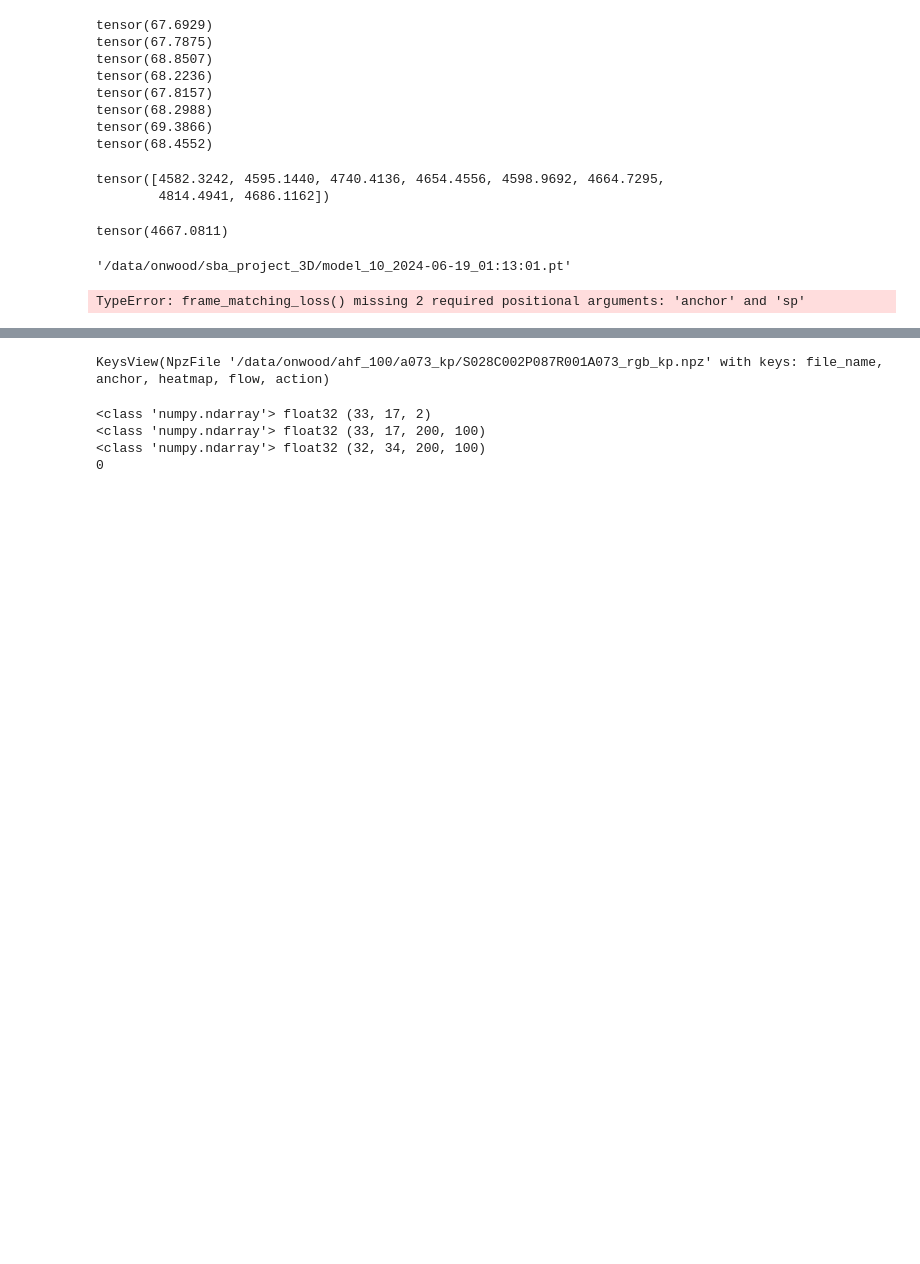
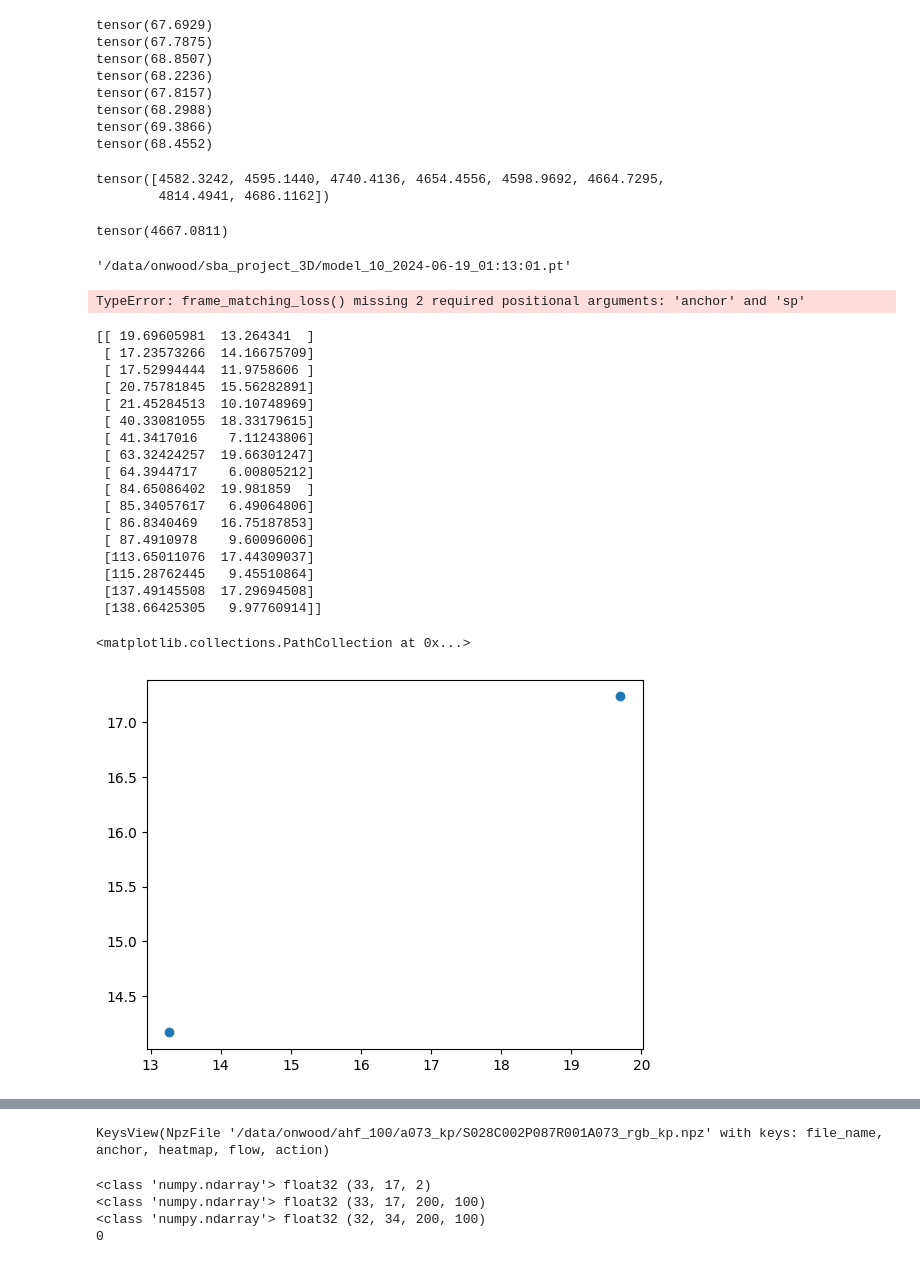
Before and after one commit to onwood93/SBA_project_2024, a Jupyter notebook: test_mydataset.ipynb, the cells around one changed output, grey strips where cells are left out. Drawn from its saved outputs; the diff is of its cells as text; code cells hidden in the pictures; blank space fills up the shorter version.

```diff
--- a/test_mydataset.ipynb
+++ b/test_mydataset.ipynb
@@ -1737,3 +1739,29 @@ total_dir = total_dir[:3650]
+# %%
+
+extracted = extract_adjusted_kps_from_a_json(total_dir[2000])
+resized_keypoints = crop_keypoints(extracted)
+print(resized_keypoints[0])
+plt.scatter(resized_keypoints[0][0],resized_keypoints[0][1])
+# %% [output]
+[[ 19.69605981  13.264341  ]
+ [ 17.23573266  14.16675709]
+ [ 17.52994444  11.9758606 ]
+ [ 20.75781845  15.56282891]
+ [ 21.45284513  10.10748969]
+ [ 40.33081055  18.33179615]
+ [ 41.3417016    7.11243806]
+ [ 63.32424257  19.66301247]
+ [ 64.3944717    6.00805212]
+ [ 84.65086402  19.981859  ]
+ [ 85.34057617   6.49064806]
+ [ 86.8340469   16.75187853]
+ [ 87.4910978    9.60096006]
+ [113.65011076  17.44309037]
+ [115.28762445   9.45510864]
+ [137.49145508  17.29694508]
+ [138.66425305   9.97760914]]
+<matplotlib.collections.PathCollection at 0x...>
+[figure, added]
 # %%
 for i in tqdm.tqdm(range(len(total_dir))):
     extracted = extract_adjusted_kps_from_a_json(total_dir[i])
```
Also changed, not shown: parts of 9 cells of this notebook, 5 other files.
